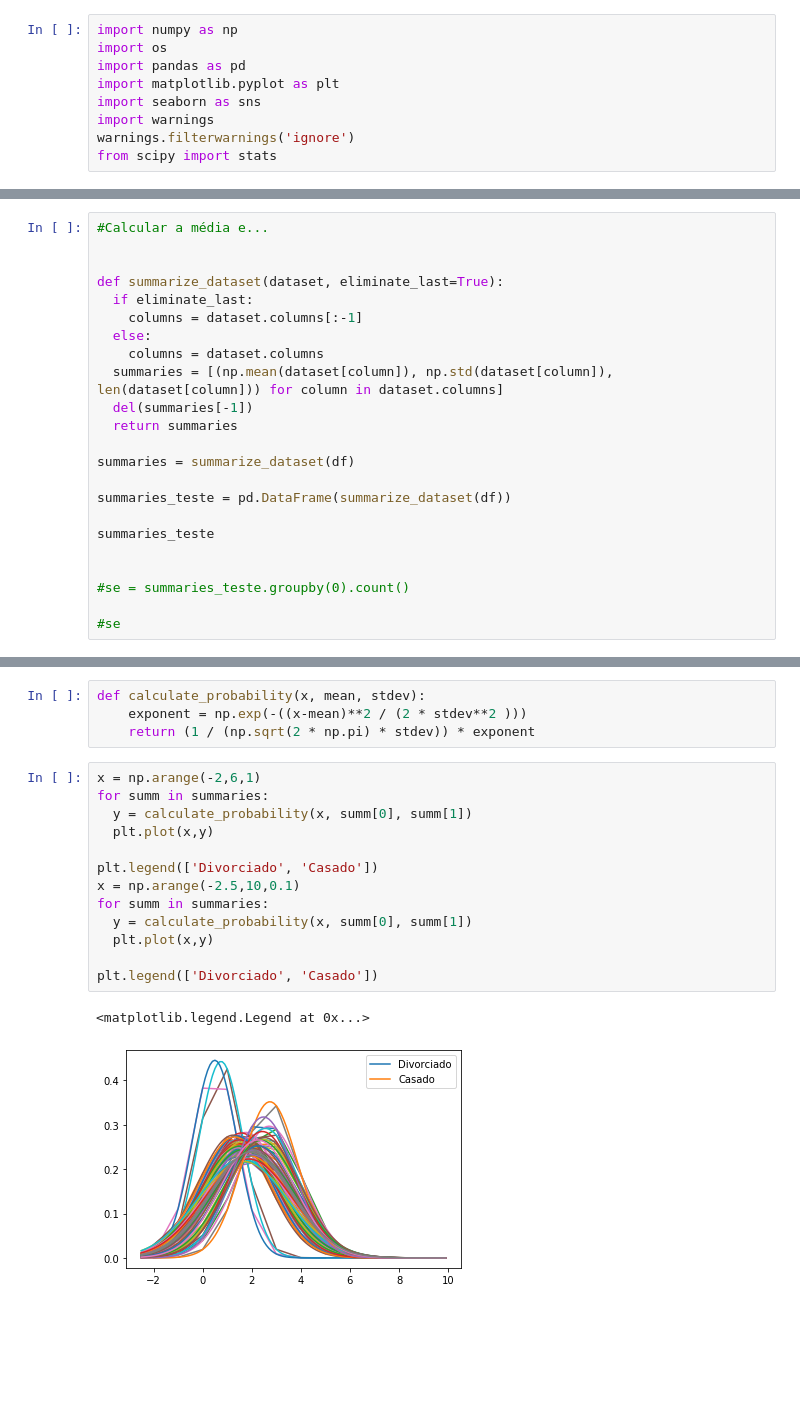
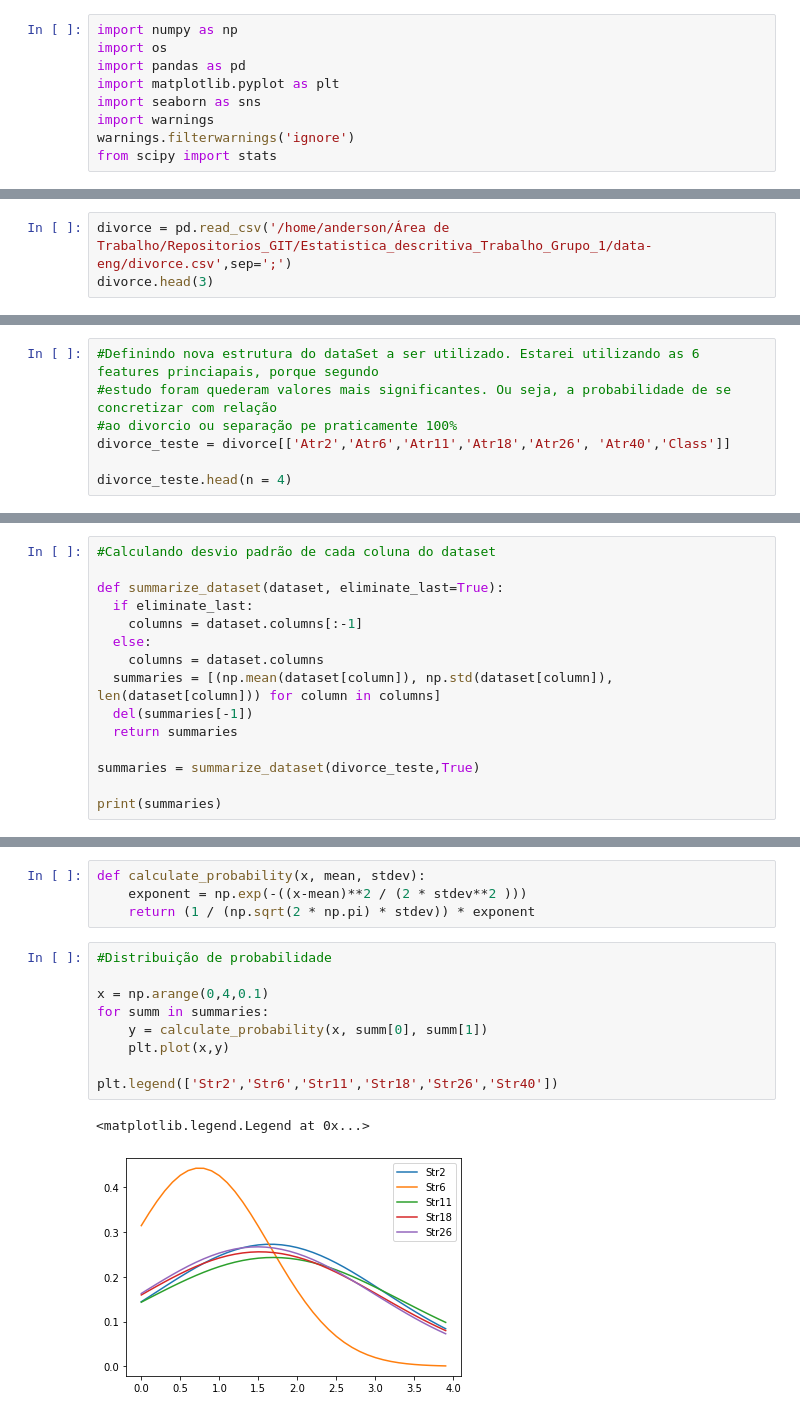
Before and after one commit to andersonnq02/Projeto_estatistica, a Jupyter notebook: EstatisticaDescritivasDeDados_Divorce_v.2.0.0.ipynb, the cells around one changed output, grey strips where cells are left out. Drawn from its saved outputs; the diff is of its cells as text; blank space fills up the shorter version.

```diff
--- a/EstatisticaDescritivasDeDados_Divorce_v.2.0.0.ipynb
+++ b/EstatisticaDescritivasDeDados_Divorce_v.2.0.0.ipynb
@@ -33,0 +10,3 @@ df.head(3)
+# %%
+divorce = pd.read_csv('/home/anderson/Área de Trabalho/Repositorios_GIT/Estatistica_descritiva_Trabalho_Grupo_1/data-eng/divorce.csv',sep=';')
+divorce.head(3)
@@ -33,0 +19,7 @@ df.head(3)
+# %%
+#Definindo nova estrutura do dataSet a ser utilizado. Estarei utilizando as 6 features princiapais, porque segundo
+#estudo foram quederam valores mais significantes. Ou seja, a probabilidade de se concretizar com relação
+#ao divorcio ou separação pe praticamente 100%
+divorce_teste = divorce[['Atr2','Atr6','Atr11','Atr18','Atr26', 'Atr40','Class']]
+
+divorce_teste.head(n = 4)
@@ -67,24 +55,16 @@ fig.legend(['Divorciado', 'Casado'])
 # %%
-#Calcular a média e...
-
+#Calculando desvio padrão de cada coluna do dataset
 
 def summarize_dataset(dataset, eliminate_last=True):
   if eliminate_last:
     columns = dataset.columns[:-1]
   else:
     columns = dataset.columns
-  summaries = [(np.mean(dataset[column]), np.std(dataset[column]), len(dataset[column])) for column in dataset.columns]
+  summaries = [(np.mean(dataset[column]), np.std(dataset[column]), len(dataset[column])) for column in columns]
   del(summaries[-1])
   return summaries
 
-summaries = summarize_dataset(df)
+summaries = summarize_dataset(divorce_teste,True)
 
-summaries_teste = pd.DataFrame(summarize_dataset(df))
-
-summaries_teste
-
-
-#se = summaries_teste.groupby(0).count()
-
-#se
+print(summaries)
 # %% [output]
@@ -122,20 +89,16 @@ print(summaries_by_class)
 # %%
 def calculate_probability(x, mean, stdev):
-    exponent = np.exp(-((x-mean)**2 / (2 * stdev**2 )))
-    return (1 / (np.sqrt(2 * np.pi) * stdev)) * exponent
+	exponent = np.exp(-((x-mean)**2 / (2 * stdev**2 )))
+	return (1 / (np.sqrt(2 * np.pi) * stdev)) * exponent
 # %%
-x = np.arange(-2,6,1)
+#Distribuição de probabilidade
+
+x = np.arange(0,4,0.1)
 for summ in summaries:
-  y = calculate_probability(x, summ[0], summ[1])
-  plt.plot(x,y)
+    y = calculate_probability(x, summ[0], summ[1])
+    plt.plot(x,y)
 
-plt.legend(['Divorciado', 'Casado'])
-x = np.arange(-2.5,10,0.1)
-for summ in summaries:
-  y = calculate_probability(x, summ[0], summ[1])
-  plt.plot(x,y)
-
-plt.legend(['Divorciado', 'Casado'])
+plt.legend(['Str2','Str6','Str11','Str18','Str26','Str40'])
 # %% [output]
 <matplotlib.legend.Legend at 0x...>
-[figure, old version]
+[figure, new version]
```
Also changed, not shown: parts of 9 cells of this notebook.
